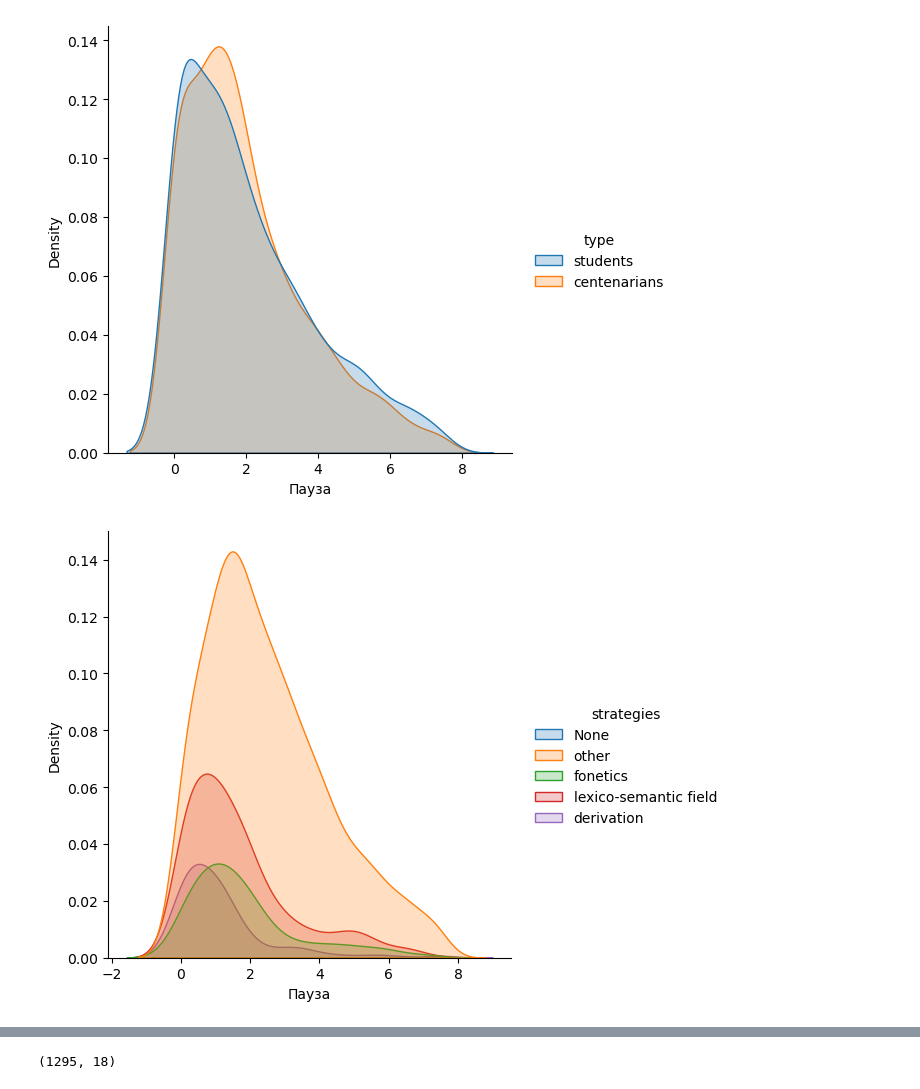
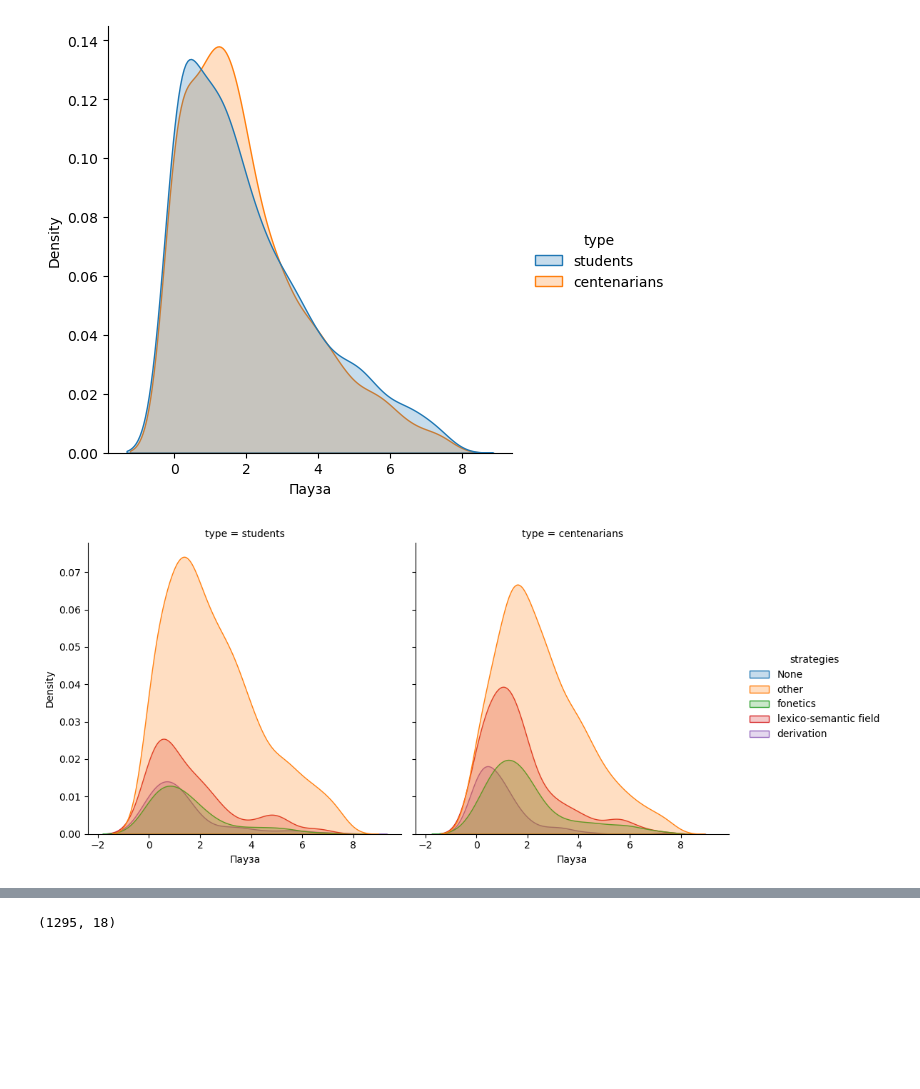
Before and after one commit to Aryunaa/Linguistics, a Jupyter notebook: pos_febr/analysis2.ipynb, the cells around one changed output, grey strips where cells are left out. Cells and saved outputs as stored; diff of their text form; code cells hidden in the pictures; blank space fills up the shorter version.

```diff
--- a/pos_febr/analysis2.ipynb
+++ b/pos_febr/analysis2.ipynb
@@ -413,7 +417,7 @@ sns.displot(data = df, x='Пауза', hue='type', kind="kde", fill = True)
 <seaborn.axisgrid.FacetGrid at 0x...>
 [figure]
 # %%
-sns.displot(data = df, x='Пауза', hue='strategies', kind="kde", fill = True, warn_singular=False);
+sns.displot(data = df, x='Пауза', hue='strategies', kind="kde", fill = True, warn_singular=False, col = 'type');
 # %% [output]
-[figure, old version]
+[figure, new version]
 # %%
```
Also changed, not shown: parts of 9 cells of this notebook.
